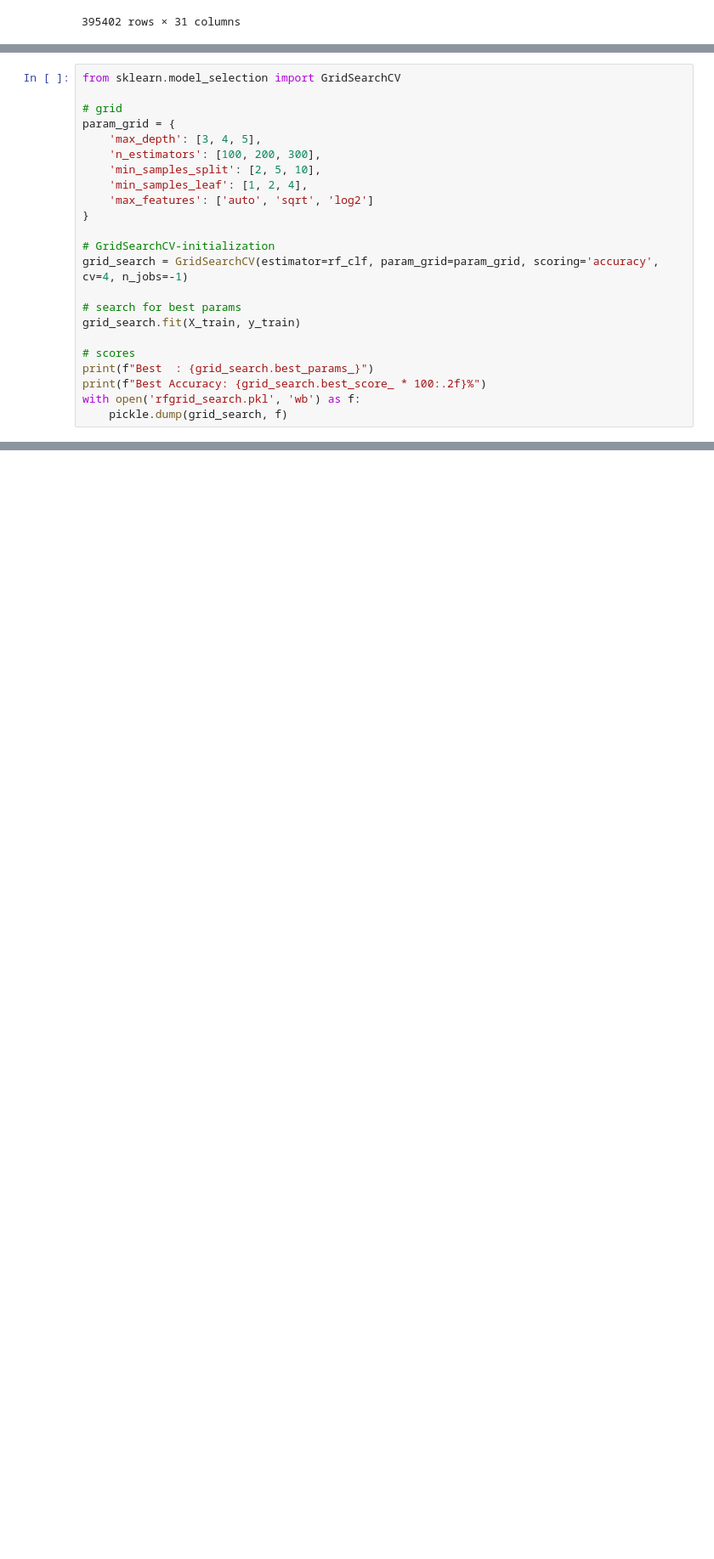
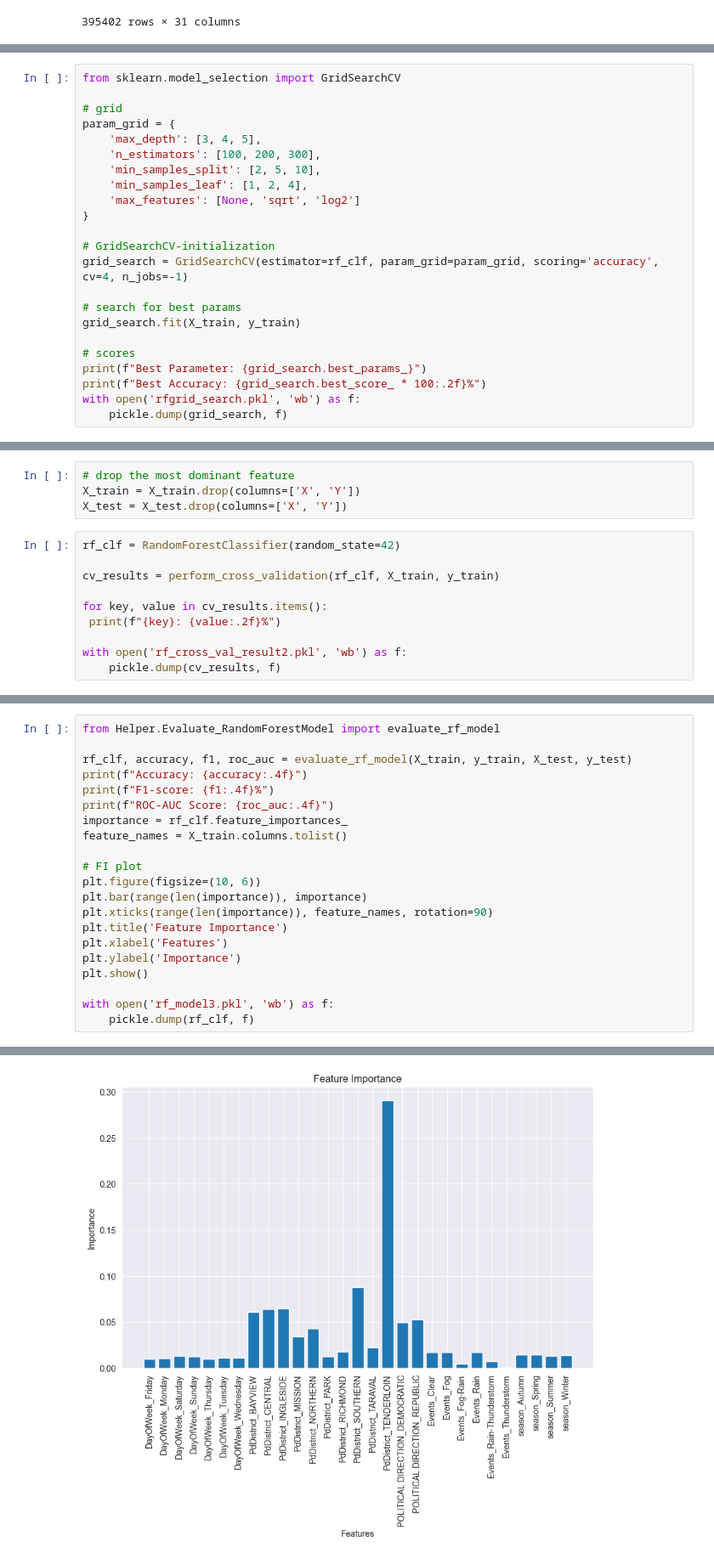
Before and after one commit to HassanAlhawari1998/SF-CrimePredict, a Jupyter notebook: Random Forest.ipynb, the cells around one changed output, grey strips where cells are left out. Shown: that part at 85% size. Saved outputs shown, nothing was run; the diff lists cells and outputs as text; blank space fills up the shorter version.

```diff
--- a/Random Forest.ipynb
+++ b/Random Forest.ipynb
@@ -241,7 +327,7 @@ param_grid = {
     'n_estimators': [100, 200, 300],
     'min_samples_split': [2, 5, 10],
     'min_samples_leaf': [1, 2, 4],
-    'max_features': ['auto', 'sqrt', 'log2']
+    'max_features': [None, 'sqrt', 'log2']
 }
 
 # GridSearchCV-initialization
@@ -251,7 +337,7 @@ grid_search = GridSearchCV(estimator=rf_clf, param_grid=param_grid, scoring='acc
 grid_search.fit(X_train, y_train)
 
 # scores
-print(f"Best  : {grid_search.best_params_}")
+print(f"Best Parameter: {grid_search.best_params_}")
 print(f"Best Accuracy: {grid_search.best_score_ * 100:.2f}%")
 with open('rfgrid_search.pkl', 'wb') as f:
     pickle.dump(grid_search, f)
@@ -277,0 +388,14 @@ with open('random_forest_model2.pkl', 'wb') as f:
+# %%
+# drop the most dominant feature
+X_train = X_train.drop(columns=['X', 'Y'])
+X_test = X_test.drop(columns=['X', 'Y'])
+# %%
+rf_clf = RandomForestClassifier(random_state=42)
+
+cv_results = perform_cross_validation(rf_clf, X_train, y_train)
+
+for key, value in cv_results.items():
+ print(f"{key}: {value:.2f}%")
+
+with open('rf_cross_val_result2.pkl', 'wb') as f:
+    pickle.dump(cv_results, f)
@@ -277,0 +412,22 @@ with open('random_forest_model2.pkl', 'wb') as f:
+# %%
+from Helper.Evaluate_RandomForestModel import evaluate_rf_model
+
+rf_clf, accuracy, f1, roc_auc = evaluate_rf_model(X_train, y_train, X_test, y_test)
+print(f"Accuracy: {accuracy:.4f}")
+print(f"F1-score: {f1:.4f}%")
+print(f"ROC-AUC Score: {roc_auc:.4f}")
+importance = rf_clf.feature_importances_
+feature_names = X_train.columns.tolist()
+
+# FI plot
+plt.figure(figsize=(10, 6))
+plt.bar(range(len(importance)), importance)
+plt.xticks(range(len(importance)), feature_names, rotation=90)
+plt.title('Feature Importance')
+plt.xlabel('Features')
+plt.ylabel('Importance')
+plt.show()
+
+with open('rf_model3.pkl', 'wb') as f:
+    pickle.dump(rf_clf, f)
+# %% [output]
@@ -277,0 +437 @@ with open('random_forest_model2.pkl', 'wb') as f:
+[figure, added]
```
Also changed, not shown: parts of 39 cells of this notebook, 2 other files.
